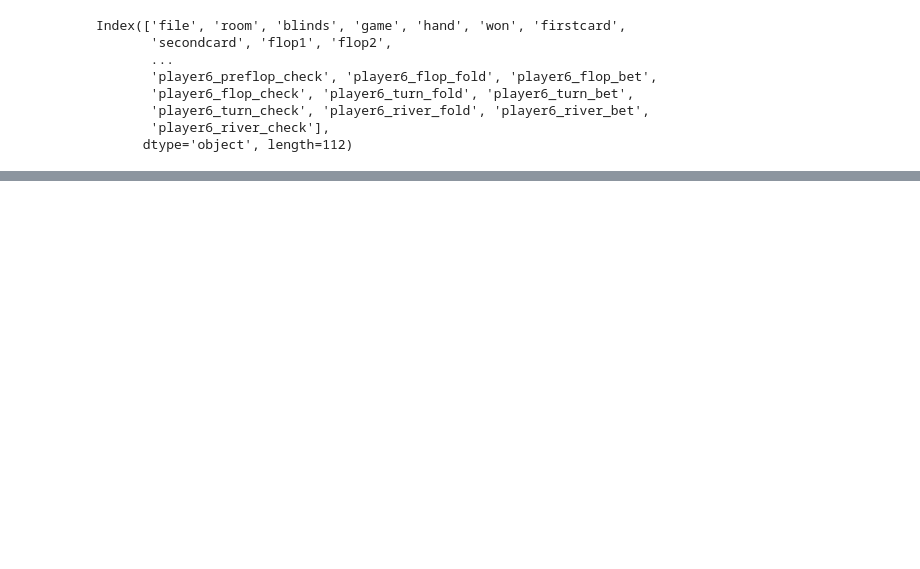
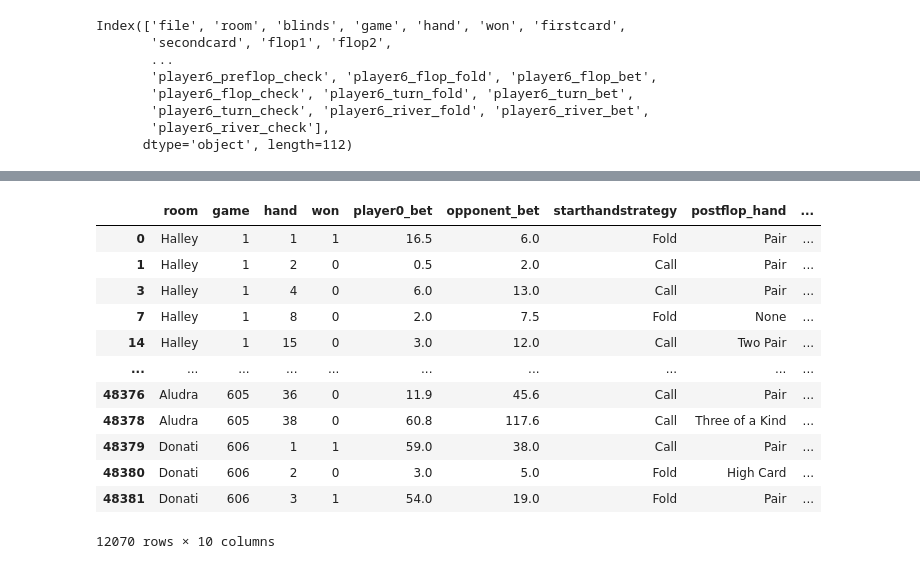
Before and after one commit to Mathieuhube/master_thesis, a Jupyter notebook: Code/Data-Analysis.ipynb, the cells around one changed output, grey strips where cells are left out. Saved outputs shown, nothing was run; the diff lists cells and outputs as text; code cells hidden in the pictures; blank space fills up the shorter version.

```diff
--- a/Code/Data-Analysis.ipynb
+++ b/Code/Data-Analysis.ipynb
@@ -91,0 +92,34 @@ HH20241122 Aludra #3 - $0.05-$0.10 - USD No Limit Hold'em2.txt    19   17   123
+# %%
+#methods for hand classification
+def get_hand_shorthand(card1, card2):
+    rank_order = '23456789TJQKA'
+
+    r1, s1 = card1[0], card1[1]
+    r2, s2 = card2[0], card2[1]
+
+    # Pocket pair
+    if r1 == r2:
+        return r1 + r2
+
+    # Sort ranks descending for consistency
+    if rank_order.index(r1) > rank_order.index(r2):
+        high, low = r1, r2
+    else:
+        high, low = r2, r1
+
+    suited = 's' if s1 == s2 else 'o'
+    return high + low + suited
+
+def classify_starthand(row):
+    shorthand = get_hand_shorthand(row['firstcard'], row['secondcard'])
+    if shorthand in strategy_4bet:
+        return '4-Bet'
+    elif shorthand in strategy_3bet:
+        return '3-Bet'
+    elif shorthand in strategy_call:
+        return 'Call'
+    else:
+        return 'Fold'
+# %%
+#classify the starthand
+analysis_df['starthandstrategy'] = analysis_df.apply(classify_starthand, axis=1)
@@ -91,0 +184,6 @@ HH20241122 Aludra #3 - $0.05-$0.10 - USD No Limit Hold'em2.txt    19   17   123
+# %%
+#evaluate the hands
+analysis_df['postflop_hand'] = analysis_df.apply(evaluate_postflop, axis=1)
+analysis_df['turn_hand'] = analysis_df.apply(evaluate_turn, axis=1)
+analysis_df['river_hand'] = analysis_df.apply(evaluate_river, axis=1)
+analysis_df['river_hand'].unique()
@@ -91,0 +299,18 @@ HH20241122 Aludra #3 - $0.05-$0.10 - USD No Limit Hold'em2.txt    19   17   123
+# %%
+# Define the strategy DataFrame
+strategy_df = analysis_df[['room','game','hand','won','player0_bet','opponent_bet','starthandstrategy','postflop_hand','turn_hand','river_hand']]
+strategy_df
+# %% [output]
+|  | room | game | hand | won | player0_bet | opponent_bet | starthandstrategy | postflop_hand | ... |
+| 0 | Halley | 1 | 1 | 1 | 16.5 | 6.0 | Fold | Pair | ... |
+| 1 | Halley | 1 | 2 | 0 | 0.5 | 2.0 | Call | Pair | ... |
+| 3 | Halley | 1 | 4 | 0 | 6.0 | 13.0 | Call | Pair | ... |
+| 7 | Halley | 1 | 8 | 0 | 2.0 | 7.5 | Fold | None | ... |
+| 14 | Halley | 1 | 15 | 0 | 3.0 | 12.0 | Call | Two Pair | ... |
+| ... | ... | ... | ... | ... | ... | ... | ... | ... | ... |
+| 48376 | Aludra | 605 | 36 | 0 | 11.9 | 45.6 | Call | Pair | ... |
+| 48378 | Aludra | 605 | 38 | 0 | 60.8 | 117.6 | Call | Three of a Kind | ... |
+| 48379 | Donati | 606 | 1 | 1 | 59.0 | 38.0 | Call | Pair | ... |
+| 48380 | Donati | 606 | 2 | 0 | 3.0 | 5.0 | Fold | High Card | ... |
+| 48381 | Donati | 606 | 3 | 1 | 54.0 | 19.0 | Fold | Pair | ... |
+12070 rows × 10 columns
```
Also changed, not shown: parts of 13 cells of this notebook.
